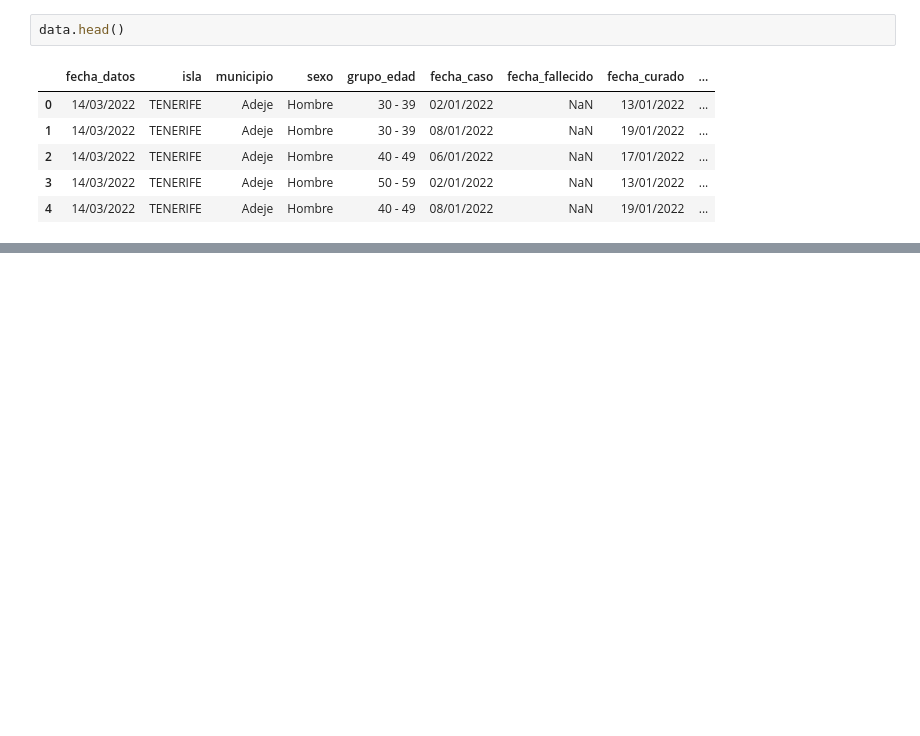
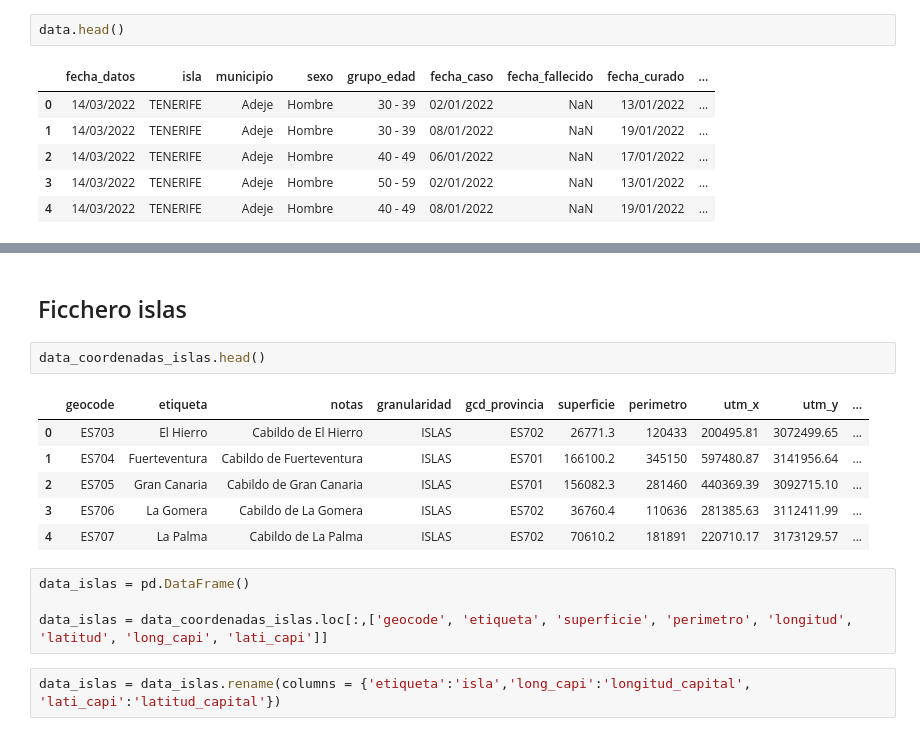
Before and after one commit to jalonsouoc/Practica1-Visualizacion-de-datos, a Jupyter notebook: Pra1.ipynb, the cells around one changed output, grey strips where cells are left out. Cells and saved outputs as stored; diff of their text form; blank space fills up the shorter version.

```diff
--- a/Pra1.ipynb
+++ b/Pra1.ipynb
@@ -62,0 +176,17 @@ data.head()
+# %% [markdown]
+## Ficchero islas
+# %%
+data_coordenadas_islas.head()
+# %% [output]
+|  | geocode | etiqueta | notas | granularidad | gcd_provincia | superficie | perimetro | utm_x | utm_y | ... |
+| 0 | ES703 | El Hierro | Cabildo de El Hierro | ISLAS | ES702 | 26771.3 | 120433 | 200495.81 | 3072499.65 | ... |
+| 1 | ES704 | Fuerteventura | Cabildo de Fuerteventura | ISLAS | ES701 | 166100.2 | 345150 | 597480.87 | 3141956.64 | ... |
+| 2 | ES705 | Gran Canaria | Cabildo de Gran Canaria | ISLAS | ES701 | 156082.3 | 281460 | 440369.39 | 3092715.10 | ... |
+| 3 | ES706 | La Gomera | Cabildo de La Gomera | ISLAS | ES702 | 36760.4 | 110636 | 281385.63 | 3112411.99 | ... |
+| 4 | ES707 | La Palma | Cabildo de La Palma | ISLAS | ES702 | 70610.2 | 181891 | 220710.17 | 3173129.57 | ... |
+# %%
+data_islas = pd.DataFrame()
+
+data_islas = data_coordenadas_islas.loc[:,['geocode', 'etiqueta', 'superficie', 'perimetro', 'longitud', 'latitud', 'long_capi', 'lati_capi']]
+# %%
+data_islas = data_islas.rename(columns = {'etiqueta':'isla','long_capi':'longitud_capital', 'lati_capi':'latitud_capital'})
```
Also changed, not shown: parts of 33 cells of this notebook, 4 other files.
